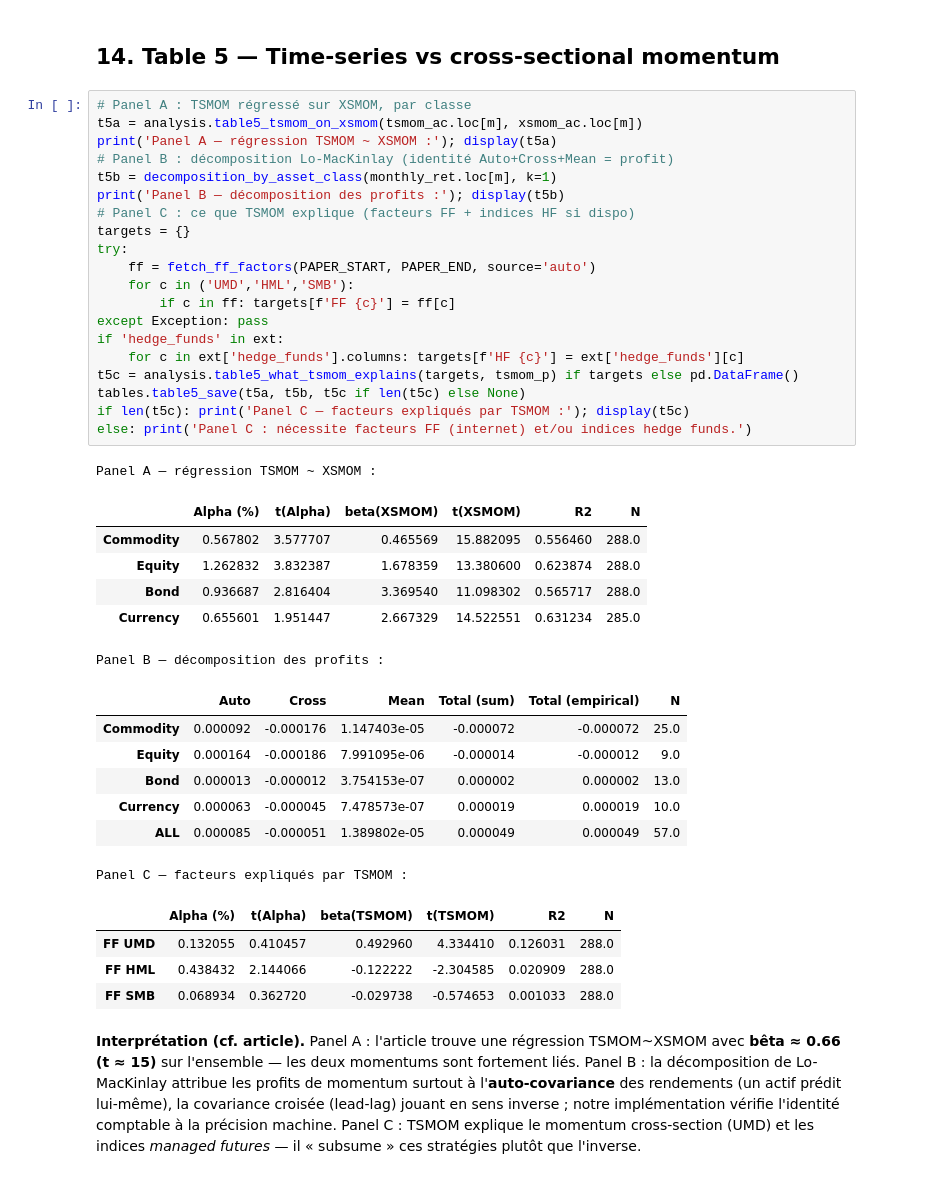
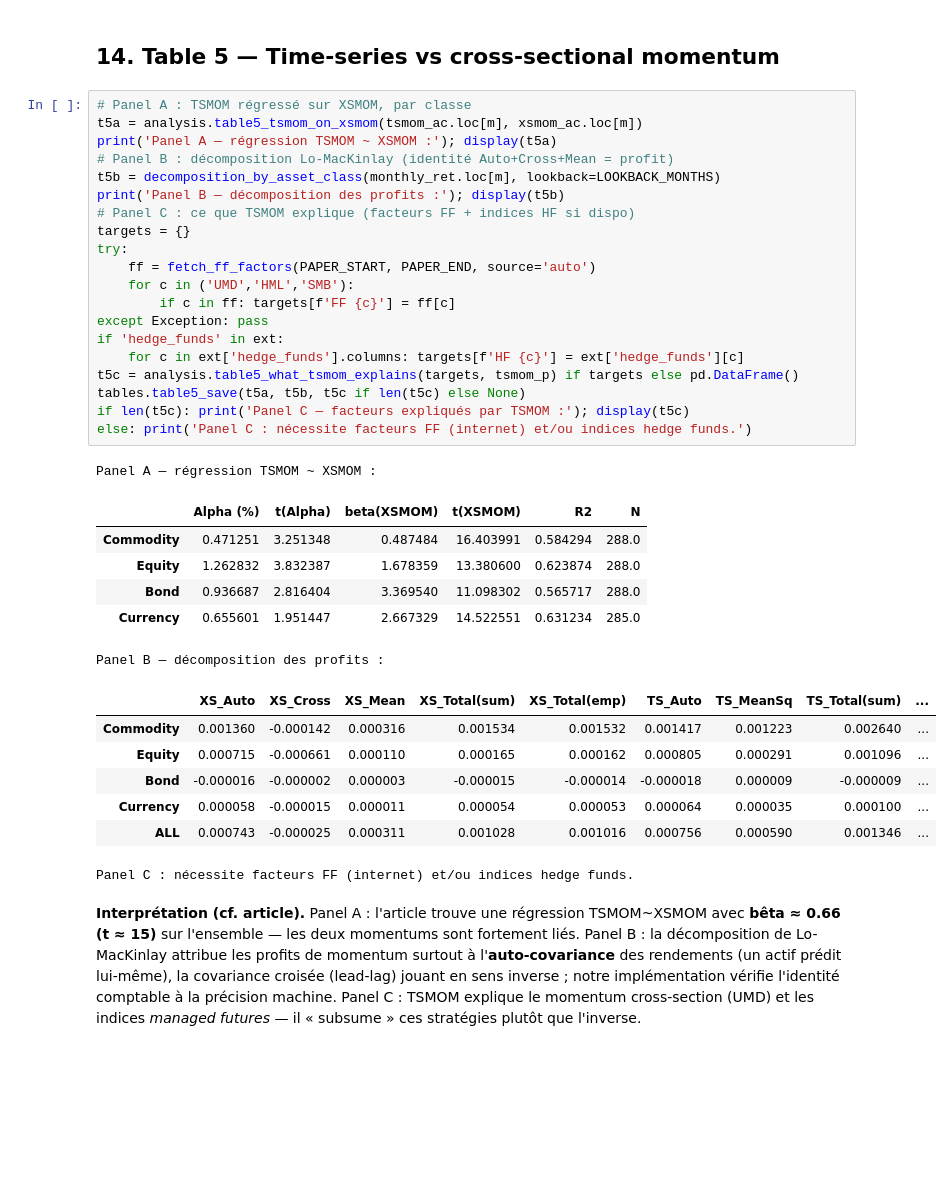
Before and after one commit to Mariuscalaque/Moskowitz-HuaOoi-Pedersen-Time-Series-Momentum-, a Jupyter notebook: replication_complete.ipynb, the cells around one changed output. Drawn from its saved outputs; the diff is of its cells as text; blank space fills up the shorter version.

```diff
--- a/replication_complete.ipynb
+++ b/replication_complete.ipynb
@@ -345,42 +343,38 @@ diversifié. Les corrélations inter-classes des TSMOM sont faibles (≈ 0.05–
 # %%
 # Panel A : TSMOM régressé sur XSMOM, par classe
 t5a = analysis.table5_tsmom_on_xsmom(tsmom_ac.loc[m], xsmom_ac.loc[m])
 print('Panel A — régression TSMOM ~ XSMOM :'); display(t5a)
 # Panel B : décomposition Lo-MacKinlay (identité Auto+Cross+Mean = profit)
-t5b = decomposition_by_asset_class(monthly_ret.loc[m], k=1)
+t5b = decomposition_by_asset_class(monthly_ret.loc[m], lookback=LOOKBACK_MONTHS)
 print('Panel B — décomposition des profits :'); display(t5b)
 # Panel C : ce que TSMOM explique (facteurs FF + indices HF si dispo)
 targets = {}
 try:
     ff = fetch_ff_factors(PAPER_START, PAPER_END, source='auto')
     for c in ('UMD','HML','SMB'):
         if c in ff: targets[f'FF {c}'] = ff[c]
 except Exception: pass
 if 'hedge_funds' in ext:
     for c in ext['hedge_funds'].columns: targets[f'HF {c}'] = ext['hedge_funds'][c]
 t5c = analysis.table5_what_tsmom_explains(targets, tsmom_p) if targets else pd.DataFrame()
 tables.table5_save(t5a, t5b, t5c if len(t5c) else None)
 if len(t5c): print('Panel C — facteurs expliqués par TSMOM :'); display(t5c)
 else: print('Panel C : nécessite facteurs FF (internet) et/ou indices hedge funds.')
 # %% [output]
 Panel A — régression TSMOM ~ XSMOM :
 |  | Alpha (%) | t(Alpha) | beta(XSMOM) | t(XSMOM) | R2 | N |
-| Commodity | 0.567802 | 3.577707 | 0.465569 | 15.882095 | 0.556460 | 288.0 |
+| Commodity | 0.471251 | 3.251348 | 0.487484 | 16.403991 | 0.584294 | 288.0 |
 | Equity | 1.262832 | 3.832387 | 1.678359 | 13.380600 | 0.623874 | 288.0 |
 | Bond | 0.936687 | 2.816404 | 3.369540 | 11.098302 | 0.565717 | 288.0 |
 | Currency | 0.655601 | 1.951447 | 2.667329 | 14.522551 | 0.631234 | 285.0 |
 Panel B — décomposition des profits :
-|  | Auto | Cross | Mean | Total (sum) | Total (empirical) | N |
-| Commodity | 0.000092 | -0.000176 | 1.147403e-05 | -0.000072 | -0.000072 | 25.0 |
-| Equity | 0.000164 | -0.000186 | 7.991095e-06 | -0.000014 | -0.000012 | 9.0 |
-| Bond | 0.000013 | -0.000012 | 3.754153e-07 | 0.000002 | 0.000002 | 13.0 |
-| Currency | 0.000063 | -0.000045 | 7.478573e-07 | 0.000019 | 0.000019 | 10.0 |
-| ALL | 0.000085 | -0.000051 | 1.389802e-05 | 0.000049 | 0.000049 | 57.0 |
+|  | XS_Auto | XS_Cross | XS_Mean | XS_Total(sum) | XS_Total(emp) | TS_Auto | TS_MeanSq | TS_Total(sum) | ... |
+| Commodity | 0.001360 | -0.000142 | 0.000316 | 0.001534 | 0.001532 | 0.001417 | 0.001223 | 0.002640 | ... |
+| Equity | 0.000715 | -0.000661 | 0.000110 | 0.000165 | 0.000162 | 0.000805 | 0.000291 | 0.001096 | ... |
+| Bond | -0.000016 | -0.000002 | 0.000003 | -0.000015 | -0.000014 | -0.000018 | 0.000009 | -0.000009 | ... |
+| Currency | 0.000058 | -0.000015 | 0.000011 | 0.000054 | 0.000053 | 0.000064 | 0.000035 | 0.000100 | ... |
+| ALL | 0.000743 | -0.000025 | 0.000311 | 0.001028 | 0.001016 | 0.000756 | 0.000590 | 0.001346 | ... |
-Panel C — facteurs expliqués par TSMOM :
+Panel C : nécessite facteurs FF (internet) et/ou indices hedge funds.
-|  | Alpha (%) | t(Alpha) | beta(TSMOM) | t(TSMOM) | R2 | N |
-| FF UMD | 0.132055 | 0.410457 | 0.492960 | 4.334410 | 0.126031 | 288.0 |
-| FF HML | 0.438432 | 2.144066 | -0.122222 | -2.304585 | 0.020909 | 288.0 |
-| FF SMB | 0.068934 | 0.362720 | -0.029738 | -0.574653 | 0.001033 | 288.0 |
 # %% [markdown]
 **Interprétation (cf. article).** Panel A : l'article trouve une régression
 TSMOM~XSMOM avec **bêta ≈ 0.66 (t ≈ 15)** sur l'ensemble — les deux momentums sont
```
Also changed, not shown: parts of 14 cells of this notebook, 38 other files.
